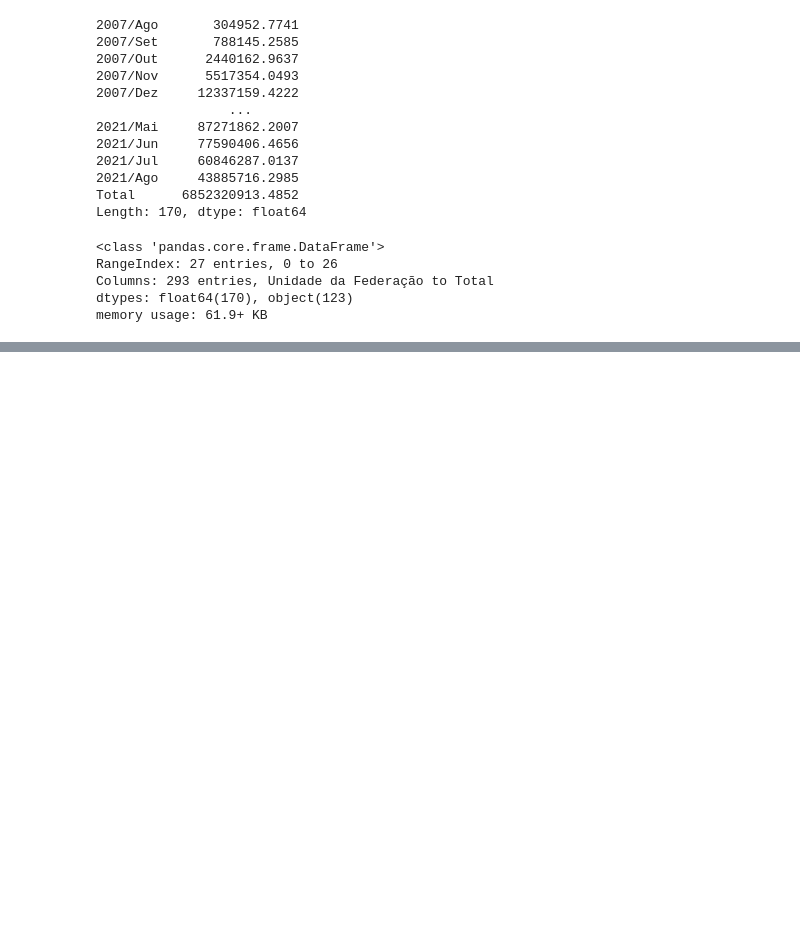
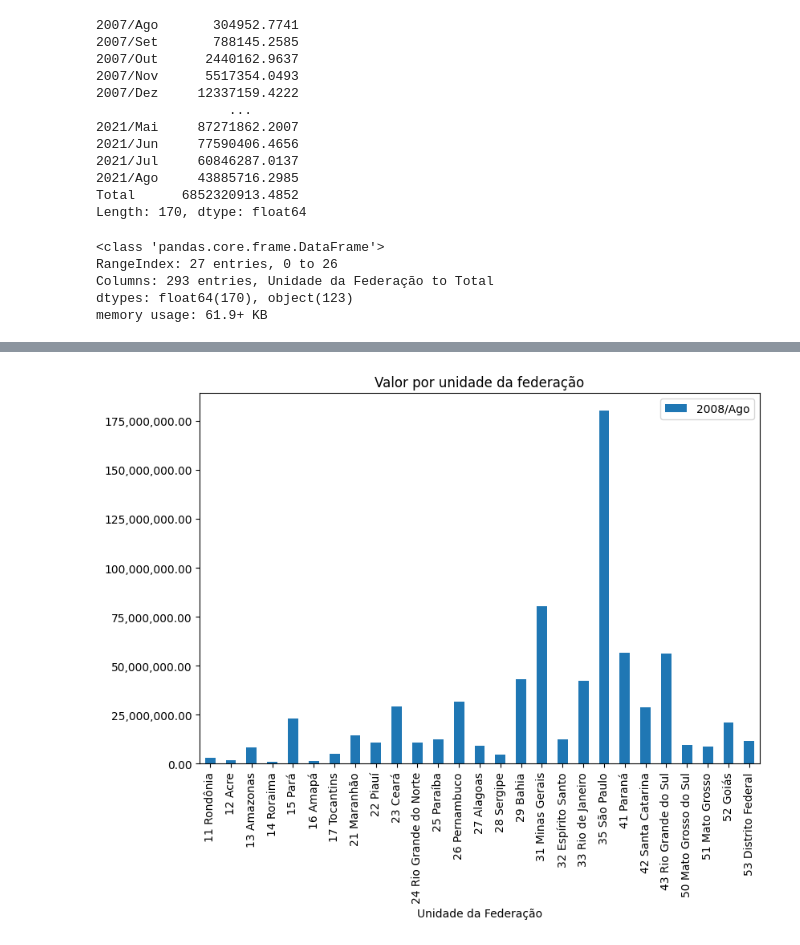
Before and after one commit to wesleyesantos/POSTECH, a Jupyter notebook: Produção_Hospitalar.ipynb, the cells around one changed output, grey strips where cells are left out. Saved outputs shown, nothing was run; the diff lists cells and outputs as text; code cells hidden in the pictures; blank space fills up the shorter version.

```diff
--- a/Produção_Hospitalar.ipynb
+++ b/Produção_Hospitalar.ipynb
@@ -67,0 +140,12 @@ memory usage: 61.9+ KB
+# %%
+import matplotlib.pyplot as plt
+import matplotlib.ticker as ticker
+
+axis = dados.plot(x="Unidade da Federação", y="2008/Ago", kind="bar", figsize=(9,6))
+axis.yaxis.set_major_formatter(ticker.StrMethodFormatter("{x:,.2f}")) #, antes do ponto para k e . para decimal
+#biblioteca StrMethodFormatter: https://matplotlib.org/stable/api/ticker_api.html#matplotlib.ticker.StrMethodFormatter
+
+plt.title("Valor por unidade da federação")
+plt.show() #caso não colocar o plt.show ele vai ficar retornando o text acima do gráfico, porém irá plotar o título também
+# %% [output]
+[figure, added]
```
Also changed, not shown: parts of 15 cells of this notebook.
